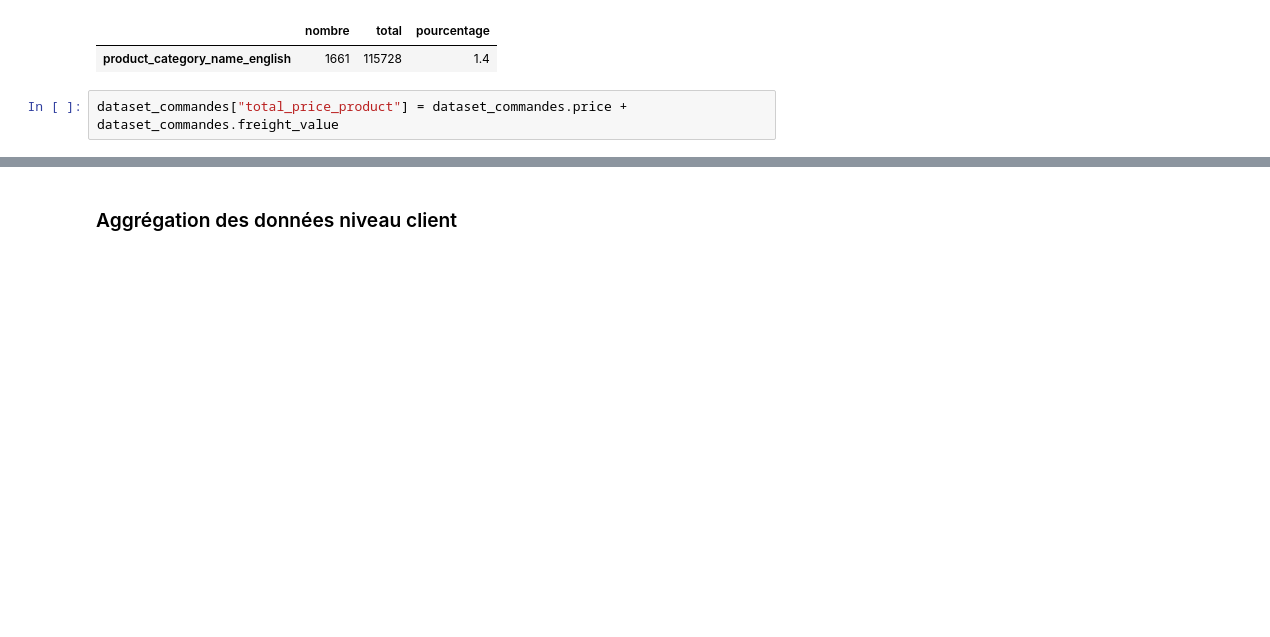
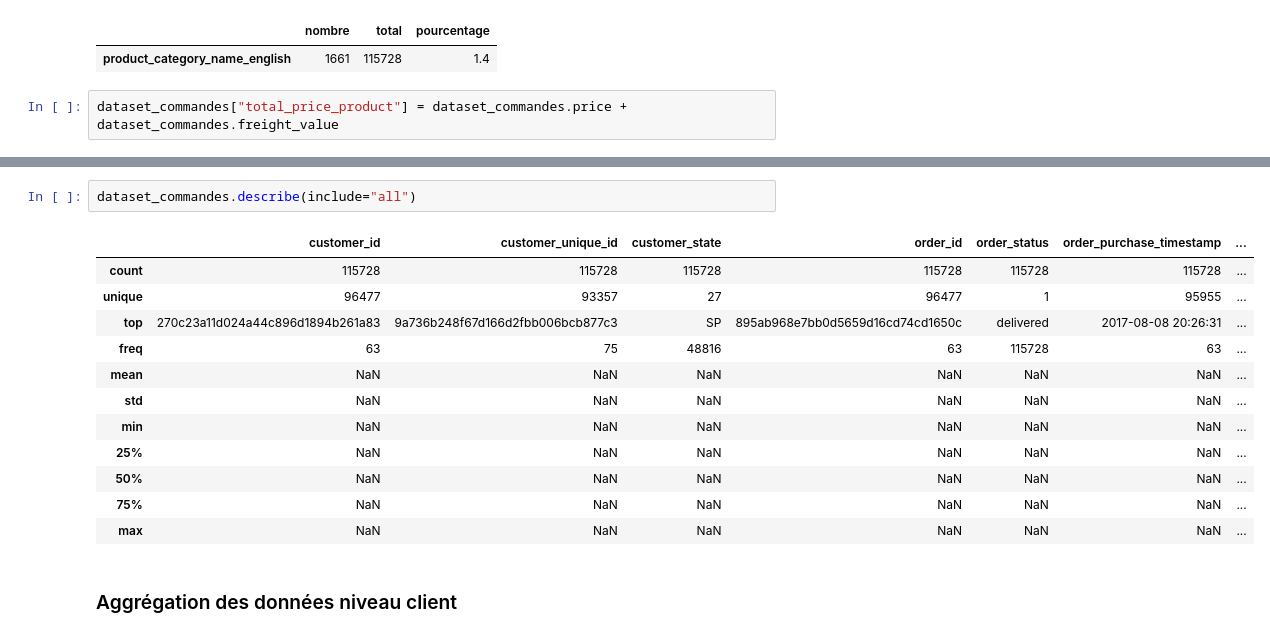
Before and after one commit to sebastienbourgeois/oc-p5-segmenter-clients-site-ecommerce, a Jupyter notebook: POLIST_01_notebookanalyse.ipynb, the cells around one changed output, grey strips where cells are left out. Saved outputs shown, nothing was run; the diff lists cells and outputs as text; blank space fills up the shorter version.

```diff
--- a/POLIST_01_notebookanalyse.ipynb
+++ b/POLIST_01_notebookanalyse.ipynb
@@ -732,3 +905,18 @@ dataset_commandes.head()
+# %%
+dataset_commandes.describe(include="all")
+# %% [output]
+|  | customer_id | customer_unique_id | customer_state | order_id | order_status | order_purchase_timestamp | ... |
+| count | 115728 | 115728 | 115728 | 115728 | 115728 | 115728 | ... |
+| unique | 96477 | 93357 | 27 | 96477 | 1 | 95955 | ... |
+| top | 270c23a11d024a44c896d1894b261a83 | 9a736b248f67d166d2fbb006bcb877c3 | SP | 895ab968e7bb0d5659d16cd74cd1650c | delivered | 2017-08-08 20:26:31 | ... |
+| freq | 63 | 75 | 48816 | 63 | 115728 | 63 | ... |
+| mean | NaN | NaN | NaN | NaN | NaN | NaN | ... |
+| std | NaN | NaN | NaN | NaN | NaN | NaN | ... |
+| min | NaN | NaN | NaN | NaN | NaN | NaN | ... |
+| 25% | NaN | NaN | NaN | NaN | NaN | NaN | ... |
+| 50% | NaN | NaN | NaN | NaN | NaN | NaN | ... |
+| 75% | NaN | NaN | NaN | NaN | NaN | NaN | ... |
+| max | NaN | NaN | NaN | NaN | NaN | NaN | ... |
 # %% [markdown]
 ### Aggrégation des données niveau client
 # %% [markdown]
```
Also changed, not shown: parts of 41 cells of this notebook.
